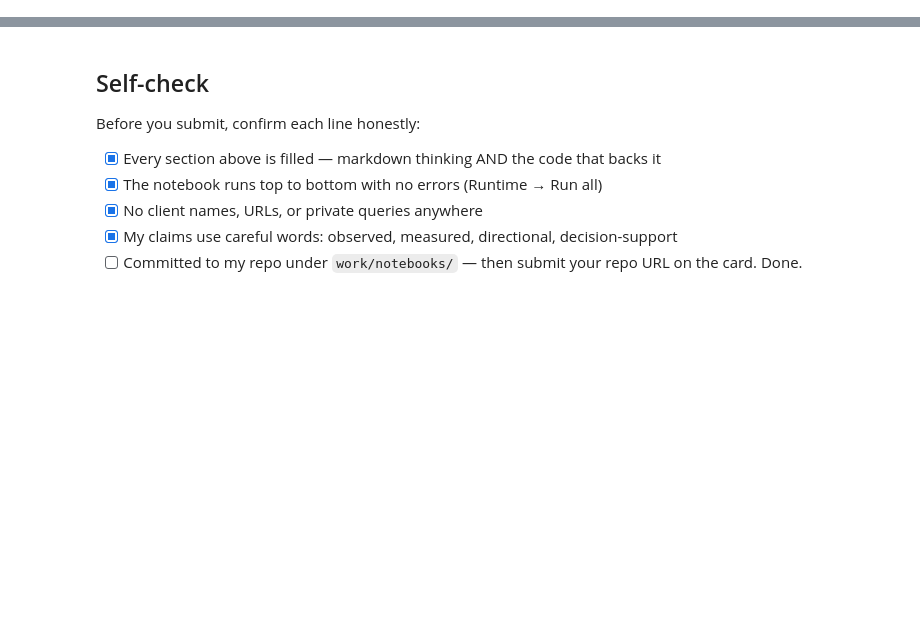
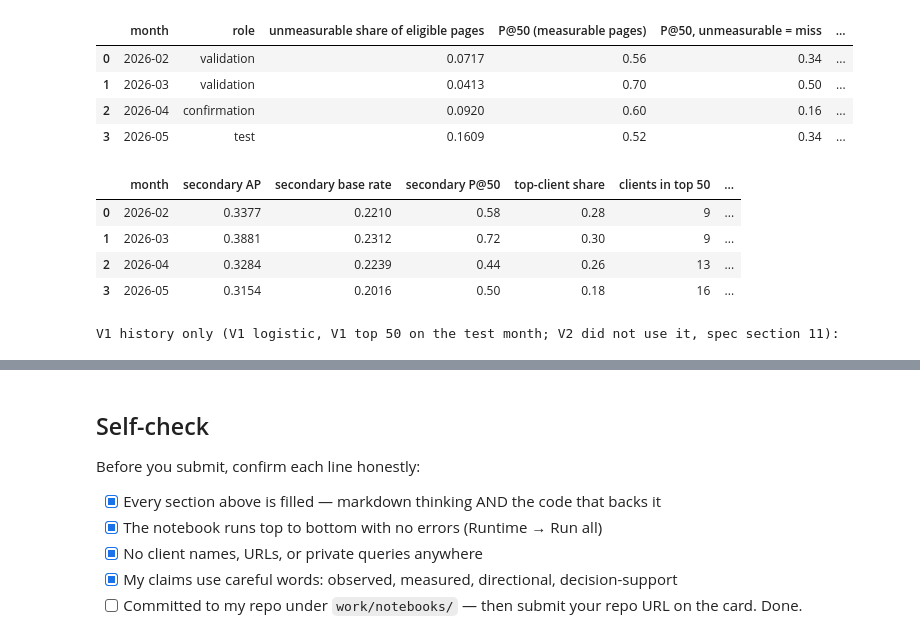
Before and after one commit to Tessa-Saumu/FlyRank-ML-Internship, a Jupyter notebook: work/notebooks/w06_validation_audit.ipynb, the cells around one changed output, grey strips where cells are left out. Saved outputs shown, nothing was run; the diff lists cells and outputs as text; code cells hidden in the pictures; blank space fills up the shorter version.

```diff
--- a/work/notebooks/w06_validation_audit.ipynb
+++ b/work/notebooks/w06_validation_audit.ipynb
@@ -174,0 +207,29 @@ rule to the sealed month after seeing it: that would be tuning on the test.
+# %%
+rows = []
+for m, role, ev in v2_months():
+    g = champ(ev)
+    rows.append({"month": m, "role": role, "unmeasurable share of eligible pages": ev["lost_visibility_share"], "P@50 (measurable pages)": g["p@50"],
+                 "P@50, unmeasurable = miss": g["p@50_unmeasurable_as_miss"], "P@50 after the 10-per-client cap (descriptive)": g["capped_p@50_descriptive"],
+                 "share of month's click shortfall in the top 50": g["clicks_lost_captured"], "clients in top 50": g["clients_in_top50"],
+                 "largest client's share of top 50": g["top_client_share_top50"], "effective clients": ev["effective_clients"]})
+display(pd.DataFrame(rows))
+sec_ = v2("secondary_label")
+fr = {"2026-02": sec_["folds"]["validation_1"], "2026-03": sec_["folds"]["validation_2"], "2026-04": sec_["folds"]["confirmation"], "2026-05": sec_["test"]}
+display(pd.DataFrame([{"month": m, "secondary AP": v["ap"], "secondary base rate": v["base_rate_secondary"], "secondary P@50": v["p@50"],
+                       "top-client share": v["top_client_share_top50"], "clients in top 50": v["clients_in_top50"],
+                       "top-50 pages shared with the primary top 50": v["overlap_top50_with_primary_top50"], "primary AP": v["primary_logistic_ap_on_primary_label"]}
+                      for m, v in fr.items()]))
+pe = receipt("sealed_error_profile.json")
+print("V1 history only (V1 logistic, V1 top 50 on the test month; V2 did not use it, spec section 11):"); display(pd.DataFrame(pe).T)
+# %% [output]
+|  | month | role | unmeasurable share of eligible pages | P@50 (measurable pages) | P@50, unmeasurable = miss | ... |
+| 0 | 2026-02 | validation | 0.0717 | 0.56 | 0.34 | ... |
+| 1 | 2026-03 | validation | 0.0413 | 0.70 | 0.50 | ... |
+| 2 | 2026-04 | confirmation | 0.0920 | 0.60 | 0.16 | ... |
+| 3 | 2026-05 | test | 0.1609 | 0.52 | 0.34 | ... |
+|  | month | secondary AP | secondary base rate | secondary P@50 | top-client share | clients in top 50 | ... |
+| 0 | 2026-02 | 0.3377 | 0.2210 | 0.58 | 0.28 | 9 | ... |
+| 1 | 2026-03 | 0.3881 | 0.2312 | 0.72 | 0.30 | 9 | ... |
+| 2 | 2026-04 | 0.3284 | 0.2239 | 0.44 | 0.26 | 13 | ... |
+| 3 | 2026-05 | 0.3154 | 0.2016 | 0.50 | 0.18 | 16 | ... |
+V1 history only (V1 logistic, V1 top 50 on the test month; V2 did not use it, spec section 11):
```
Also changed, not shown: parts of 26 cells of this notebook, 25 other files.
